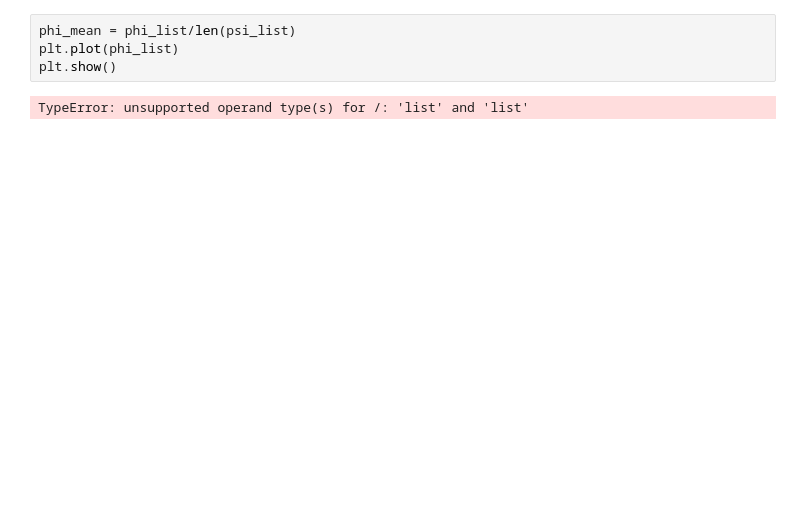
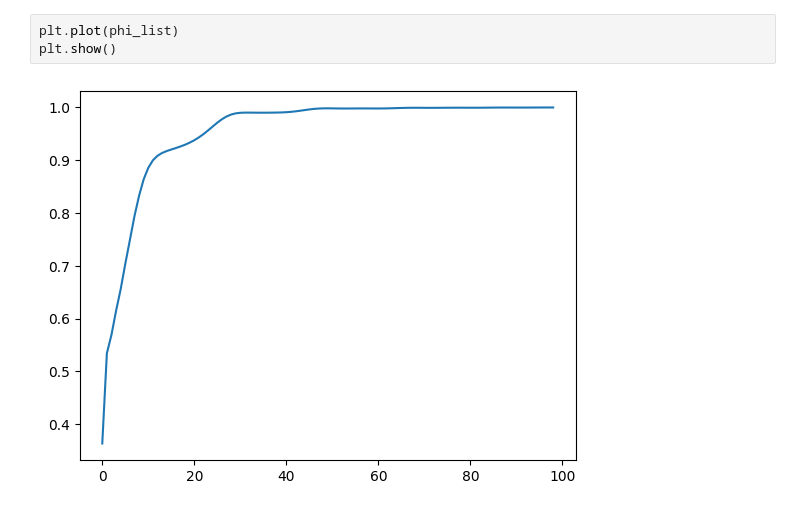
Before and after one commit to JoshuaFoate/FALQON, a Jupyter notebook: FALQONTesting.ipynb, the cells around one changed output. Saved outputs shown, nothing was run; the diff lists cells and outputs as text; blank space fills up the shorter version.

```diff
--- a/FALQONTesting.ipynb
+++ b/FALQONTesting.ipynb
@@ -67,6 +89,5 @@ plt.show()
 # %%
-phi_mean = phi_list/len(psi_list)
 plt.plot(phi_list)
 plt.show()
 # %% [output]
-TypeError: unsupported operand type(s) for /: 'list' and 'list'
+[figure, added]
```
Also changed, not shown: parts of 4 cells of this notebook, 2 other files.
